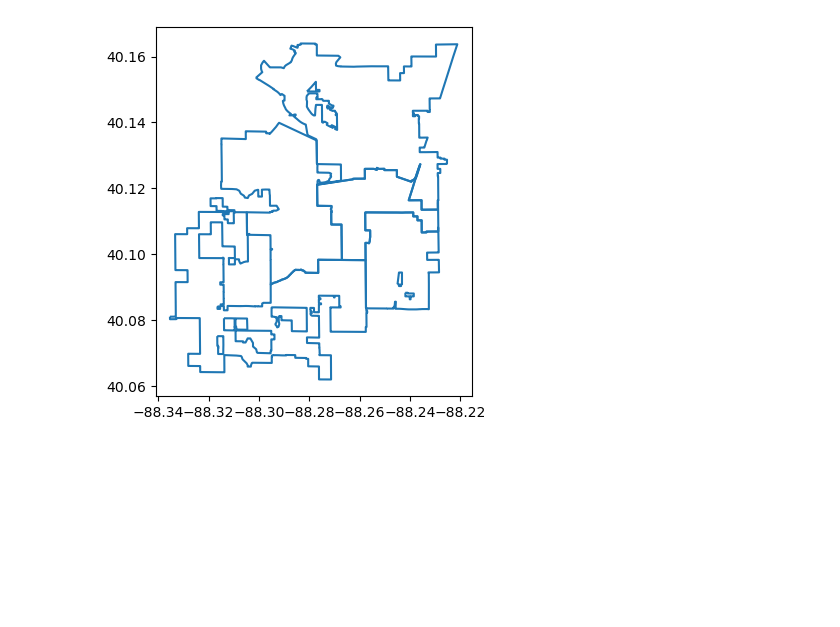
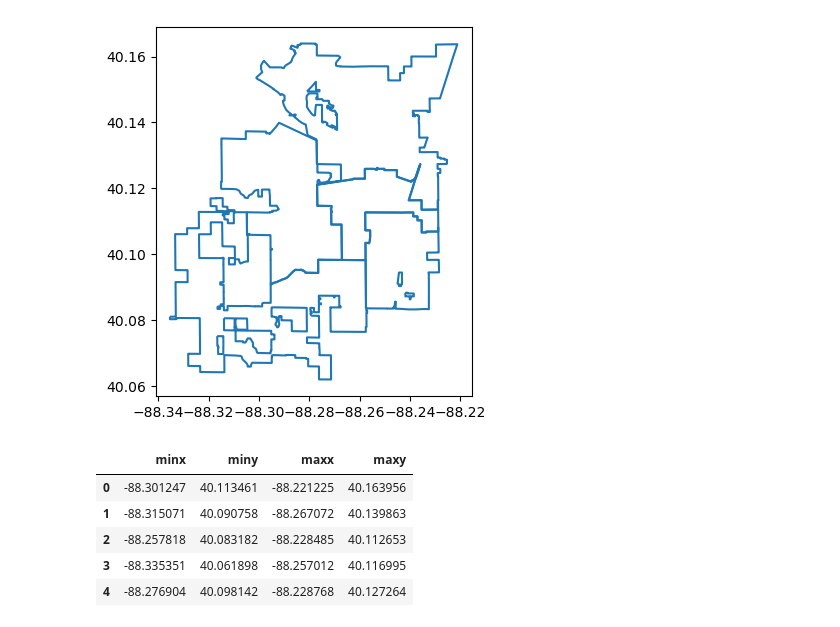
Before and after one commit to UIUC-iSchool-DataViz/is445_obuobg_spring2026, a Jupyter notebook: week07/inClass_week07.ipynb, the cells around one changed output. Drawn from its saved outputs; the diff is of its cells as text; code cells hidden in the pictures; blank space fills up the shorter version.

```diff
--- a/week07/inClass_week07.ipynb
+++ b/week07/inClass_week07.ipynb
@@ -199,3 +199,12 @@ gdf_councils.boundary.plot()
 # %% [output]
 <Axes: >
 [figure]
+# %%
+gdf_councils.bounds
+# %% [output]
+|  | minx | miny | maxx | maxy |
+| 0 | -88.301247 | 40.113461 | -88.221225 | 40.163956 |
+| 1 | -88.315071 | 40.090758 | -88.267072 | 40.139863 |
+| 2 | -88.257818 | 40.083182 | -88.228485 | 40.112653 |
+| 3 | -88.335351 | 40.061898 | -88.257012 | 40.116995 |
+| 4 | -88.276904 | 40.098142 | -88.228768 | 40.127264 |
```
